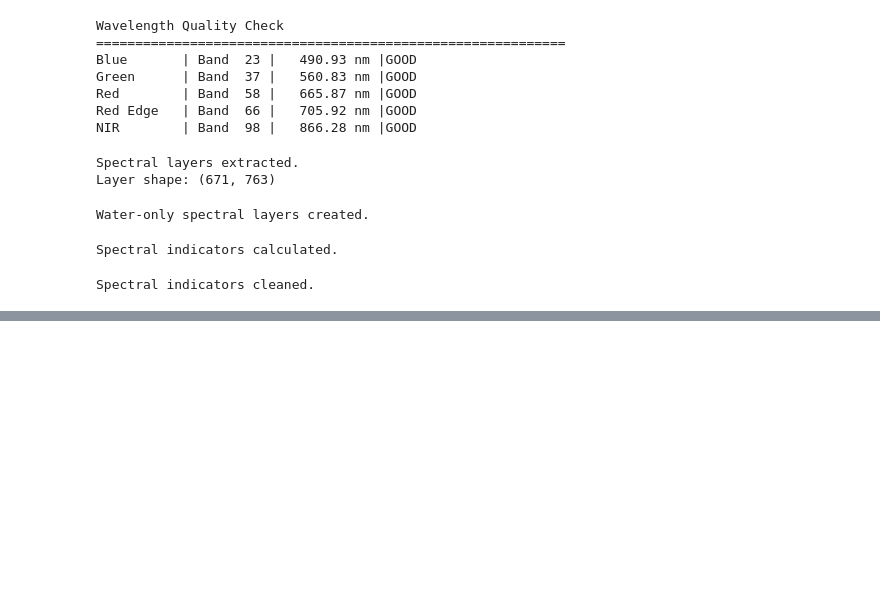
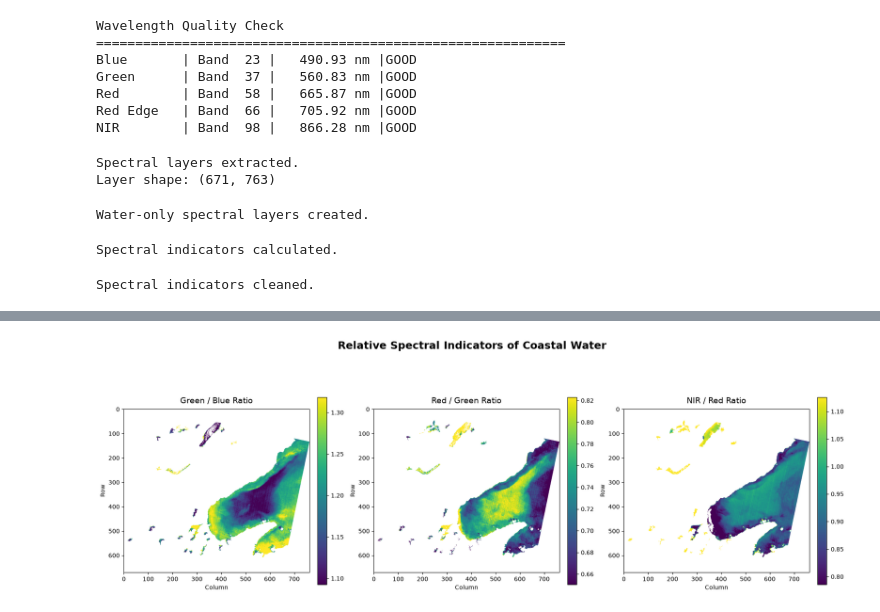
Before and after one commit to Keerthivasan2899/Geospectra-AI-belize-water-quality, a Jupyter notebook: notebooks/05_Coastal_Water_Quality__Feature_Mapping.ipynb, the cells around one changed output, grey strips where cells are left out. Cells and saved outputs as stored; diff of their text form; code cells hidden in the pictures; blank space fills up the shorter version.

Commit message:
Complete coastal water spectral indicator analysis

```diff
--- a/notebooks/05_Coastal_Water_Quality__Feature_Mapping.ipynb
+++ b/notebooks/05_Coastal_Water_Quality__Feature_Mapping.ipynb
@@ -289,0 +248,26 @@ Values above original 99% threshold: 0
+# %%
+#12_Map spectral indicators
+
+fig, axes = plt.subplots(1, 3, figsize=(18, 7))
+
+indicators = [("Green / Blue Ratio", green_blue_clean),
+              ("Red / Green Ratio", red_green_clean),
+              ("NIR / Red Ratio", nir_red_clean)]
+
+for ax, (title, layer) in zip(axes, indicators):
+
+    vmin, vmax = np.nanpercentile(layer, [5, 95])
+
+    im = ax.imshow(layer, vmin=vmin, vmax=vmax)
+
+    ax.set_title(f"{title}", fontsize=14, pad=10)
+    ax.set_xlabel("Column")
+    ax.set_ylabel("Row")
+
+    plt.colorbar(im, ax=ax, fraction=0.046, pad=0.04)
+
+plt.suptitle("Relative Spectral Indicators of Coastal Water", fontsize=18, fontweight='bold')
+plt.tight_layout()
+plt.show()
+# %% [output]
+[figure, added]
```
Also changed, not shown: parts of 8 cells of this notebook, 1 other file.
